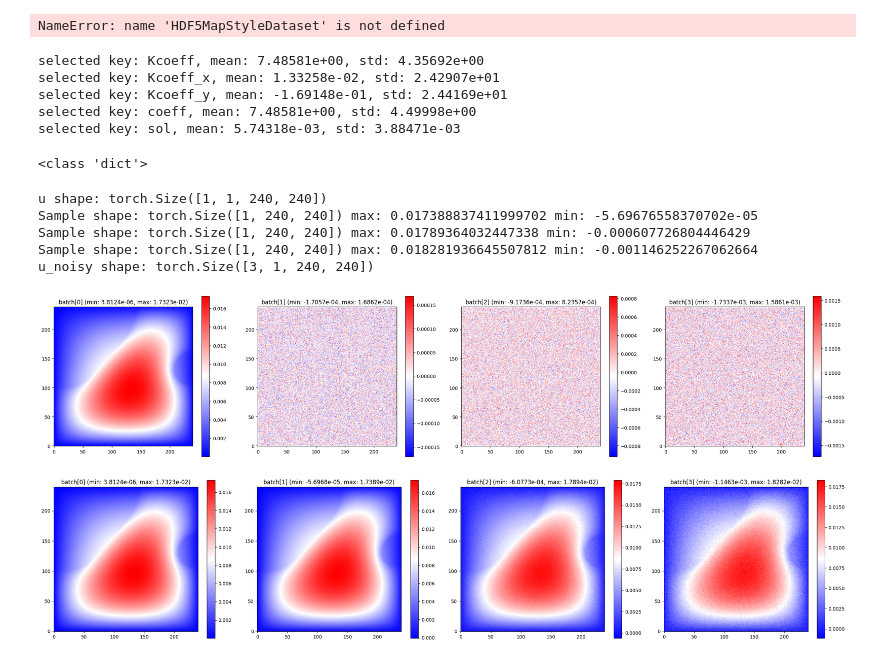
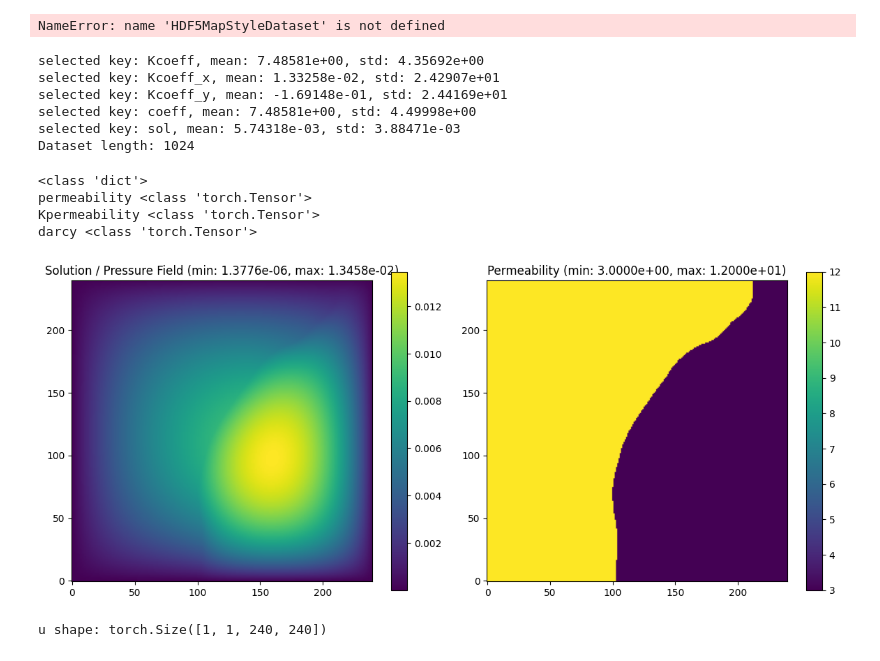
Before and after one commit to c-tallen/inverse_problems_with_pino, a Jupyter notebook: dataset_vis.ipynb, the cells around one changed output. Drawn from its saved outputs; the diff is of its cells as text; code cells hidden in the pictures.

```diff
--- a/dataset_vis.ipynb
+++ b/dataset_vis.ipynb
@@ -522,8 +522,10 @@ for data in dataloader:
 # %% [output]
 NameError: name 'HDF5MapStyleDataset' is not defined
 # %%
+from utils import preprocess_FNO_mat
+from hydra.utils import to_absolute_path
+
 from utils import CustomDataset
-from hydra.utils import to_absolute_path
 import torch
 dataset = CustomDataset(
         to_absolute_path("./datasets/Darcy_241/piececonst_r241_N1024_smooth1.hdf5"),
@@ -534,19 +536,55 @@ dataset = CustomDataset(
         },
         device=torch.device("cpu"),
     )
+print("Dataset length:", len(dataset))
 # %% [output]
 selected key: Kcoeff, mean: 7.48581e+00, std: 4.35692e+00
 selected key: Kcoeff_x, mean: 1.33258e-02, std: 2.42907e+01
 selected key: Kcoeff_y, mean: -1.69148e-01, std: 2.44169e+01
 selected key: coeff, mean: 7.48581e+00, std: 4.49998e+00
 selected key: sol, mean: 5.74318e-03, std: 3.88471e-03
+Dataset length: 1024
 # %%
 from torch.utils.data import DataLoader
+import matplotlib.pyplot as plt
+import numpy as np
 dataloader = DataLoader(dataset, batch_size=1, shuffle=True)
 batch = next(iter(dataloader))
 print(type(batch))
+for k, v in batch.items():
+    print(k, type(v))
+titles = {
+    "permeability": "Permeability",
+    "darcy": "Solution / Pressure Field",
+}
+n = 2
+fig, ax = plt.subplots(1, n, figsize=(6 * n, 5))
+ax = np.atleast_1d(ax)
+i = 0
+item = batch["darcy"]
+arr = item[0, 0].cpu()
+vmin = arr.min().item()
+vmax = arr.max().item()
+im = ax[i].imshow(arr, vmin=vmin, vmax=vmax, cmap="viridis", origin="lower")
+plt.colorbar(im, ax=ax[i])
+ax[i].set_title(f"{titles.get('darcy', 'Darcy Flow')} (min: {vmin:.4e}, max: {vmax:.4e})")
+i += 1
+item = batch["permeability"]
+arr = item[0, 0].cpu()
+vmin = arr.min().item()
+vmax = arr.max().item()
+im = ax[i].imshow(arr, vmin=vmin, vmax=vmax, cmap="viridis", origin="lower")
+plt.colorbar(im, ax=ax[i])
+ax[i].set_title(f"{titles.get('permeability', 'Permeability')} (min: {vmin:.4e}, max: {vmax:.4e})")
+
+plt.tight_layout()
+plt.show()
 # %% [output]
 <class 'dict'>
+permeability <class 'torch.Tensor'>
+Kpermeability <class 'torch.Tensor'>
+darcy <class 'torch.Tensor'>
+[figure, added]
 # %%
 def get_noisy_data(u, noise_levels, std: float):
     # u shape: (1, 1, H, W) or (1, C, H, W)
@@ -558,29 +596,27 @@ def get_noisy_data(u, noise_levels, std: float):
     noise_stds = noise_levels_tensor * float(std)
 
     # Repeat u for each noise level
-    u_expanded = u.repeat(len(noise_levels), 1, 1, 1)  # [3, 1, 240, 240]
+    # if noise_levels contains the method __len__
+    if hasattr(noise_levels, "__len__"):
+        u_expanded = u.repeat(len(noise_levels), 1, 1, 1)  # [3, 1, 240, 240]
+    else:
+        u_expanded = u
 
     # Create and apply noise
     noise = torch.randn_like(u_expanded) * noise_stds
     u_noisy = u_expanded + noise
-    assert u_noisy.shape[0] == len(noise_levels)
+    assert u_noisy.shape[0] == noise_levels_tensor.shape[0]
     return u_noisy
 u = batch["darcy"]
 print("u shape:", u.shape)
-noise_levels = [0.01, 0.05, 0.1]
+noise_levels = 0.1
 u_noisy = get_noisy_data(u, noise_levels, std=3.88433e-03)
-for i in range(len(noise_levels)):
-    print("Sample shape:", u_noisy[i].shape, "max:", u_noisy[i].max().item(), "min:", u_noisy[i].min().item())
+# for i in range(len(noise_levels)):
+#     print("Sample shape:", u_noisy[i].shape, "max:", u_noisy[i].max().item(), "min:", u_noisy[i].min().item())
 
-print("u_noisy shape:", u_noisy.shape)
+# print("u_noisy shape:", u_noisy.shape)
 
-plot_batch([u] + [u_noisy[i] - u for i in range(len(noise_levels))])
-plot_batch([u] + [u_noisy[i].unsqueeze(0) for i in range(len(noise_levels))])
+# plot_batch([u] + [u_noisy[i] - u for i in range(len(noise_levels))])
+# plot_batch([u] + [u_noisy[i].unsqueeze(0) for i in range(len(noise_levels))])
 # %% [output]
 u shape: torch.Size([1, 1, 240, 240])
-Sample shape: torch.Size([1, 240, 240]) max: 0.017388837411999702 min: -5.69676558370702e-05
-Sample shape: torch.Size([1, 240, 240]) max: 0.01789364032447338 min: -0.000607726804446429
-Sample shape: torch.Size([1, 240, 240]) max: 0.018281936645507812 min: -0.001146252267062664
-u_noisy shape: torch.Size([3, 1, 240, 240])
-[figure, removed]
-[figure, removed]
```
Also changed, not shown: parts of 3 cells of this notebook, 13 other files.
